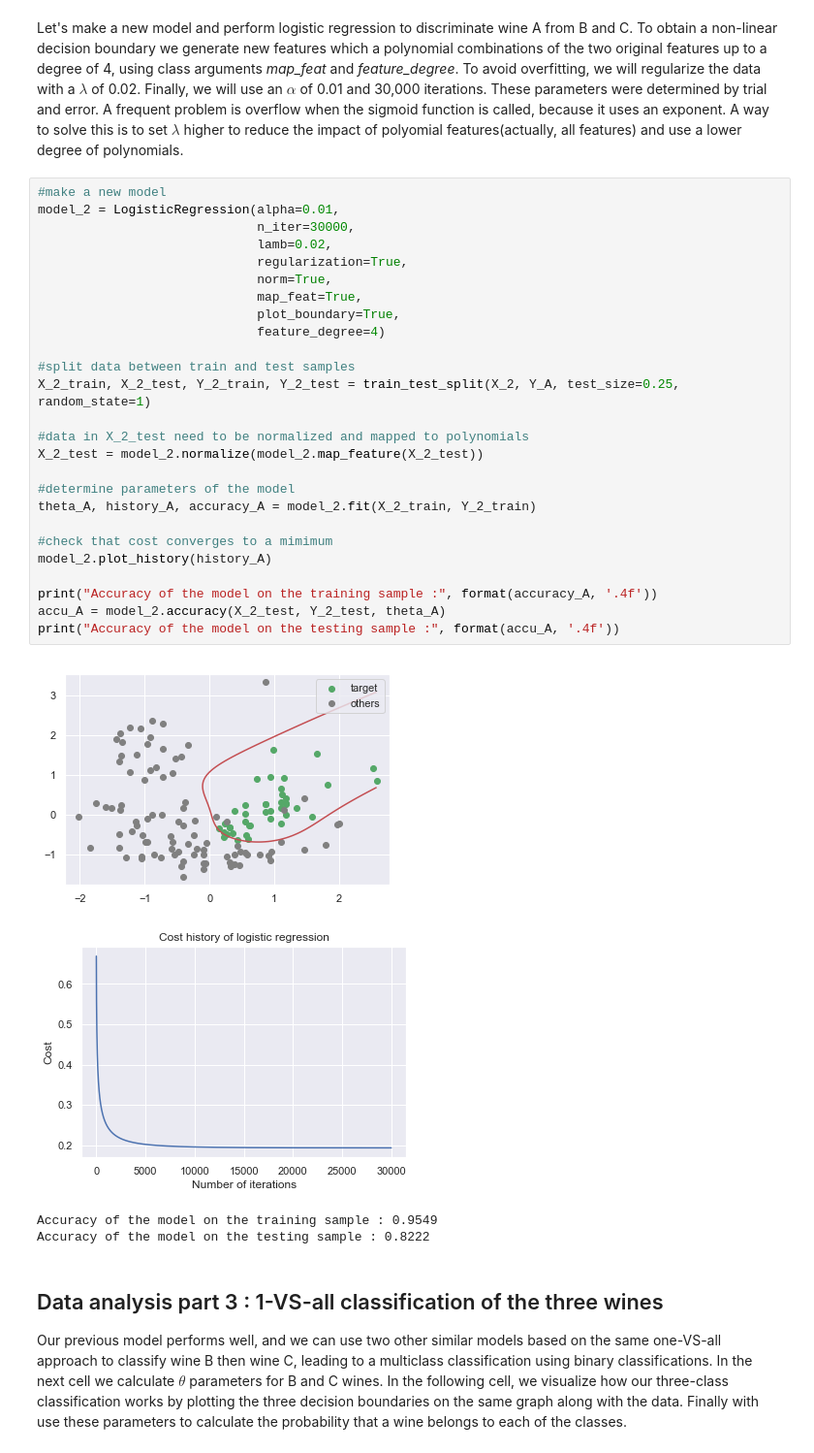
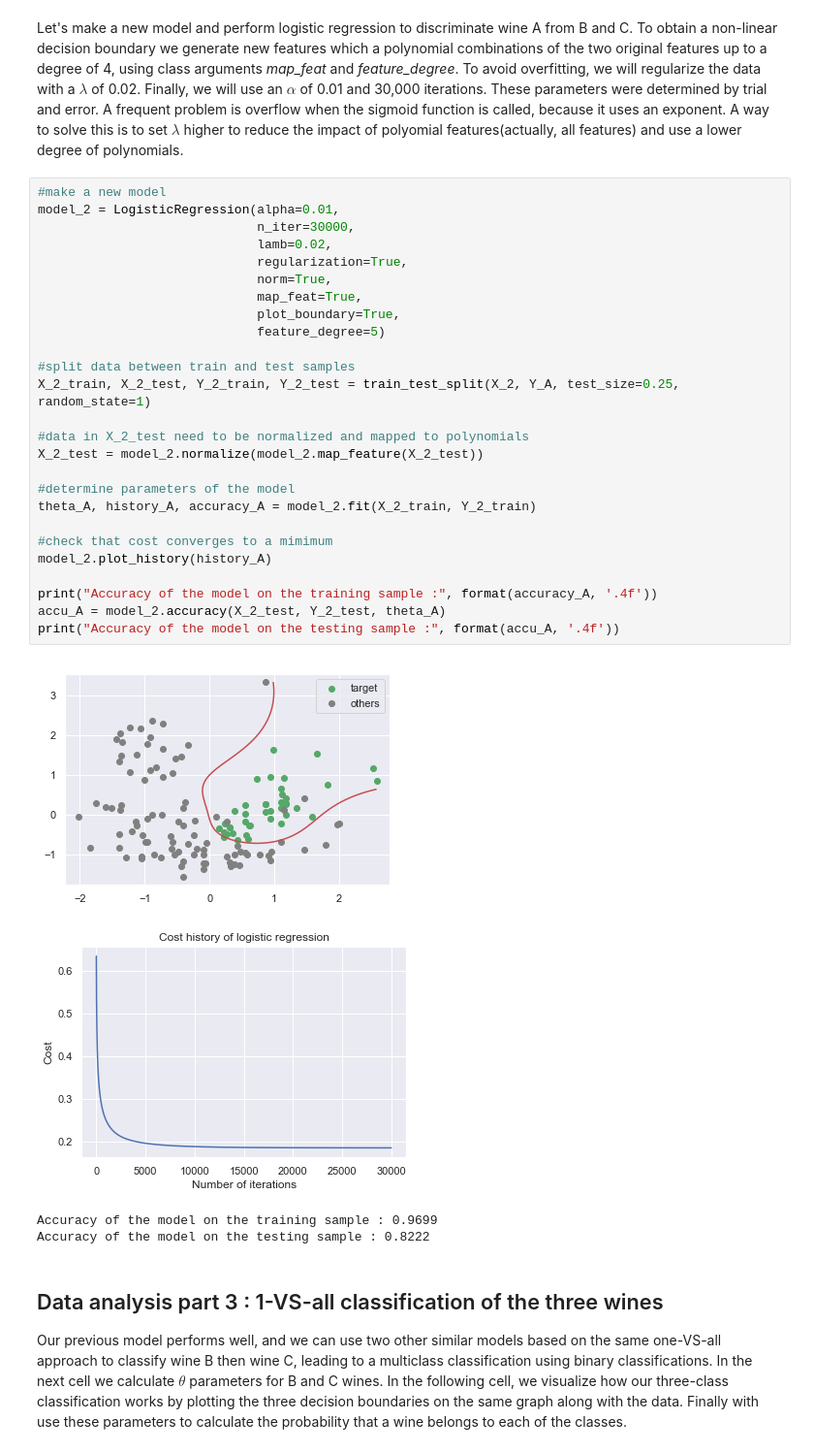
Before and after one commit to jschnab/machine-learning, a Jupyter notebook: logistic-regression.ipynb, the cells around one changed output. Shown: that part at 97% size. Cells and saved outputs as stored; diff of their text form.

```diff
--- a/logistic-regression.ipynb
+++ b/logistic-regression.ipynb
@@ -332,33 +332,33 @@ Let's make a new model and perform logistic regression to discriminate wine A fr
 # %%
 #make a new model
 model_2 = LogisticRegression(alpha=0.01,
                              n_iter=30000,
                              lamb=0.02,
                              regularization=True,
                              norm=True,
                              map_feat=True,
                              plot_boundary=True,
-                             feature_degree=4)
+                             feature_degree=5)
 
 #split data between train and test samples
 X_2_train, X_2_test, Y_2_train, Y_2_test = train_test_split(X_2, Y_A, test_size=0.25, random_state=1)
 
 #data in X_2_test need to be normalized and mapped to polynomials
 X_2_test = model_2.normalize(model_2.map_feature(X_2_test))
 
 #determine parameters of the model
 theta_A, history_A, accuracy_A = model_2.fit(X_2_train, Y_2_train)
 
 #check that cost converges to a mimimum
 model_2.plot_history(history_A)
 
 print("Accuracy of the model on the training sample :", format(accuracy_A, '.4f'))
 accu_A = model_2.accuracy(X_2_test, Y_2_test, theta_A)
 print("Accuracy of the model on the testing sample :", format(accu_A, '.4f'))
 # %% [output]
-[figure, old version]
+[figure, new version]
-[figure, old version]
+[figure, new version]
-Accuracy of the model on the training sample : 0.9549
+Accuracy of the model on the training sample : 0.9699
 Accuracy of the model on the testing sample : 0.8222
 # %% [markdown]
 ## Data analysis part 3 : 1-VS-all classification of the three wines
```
Also changed, not shown: parts of 5 cells of this notebook, 1 other file.
